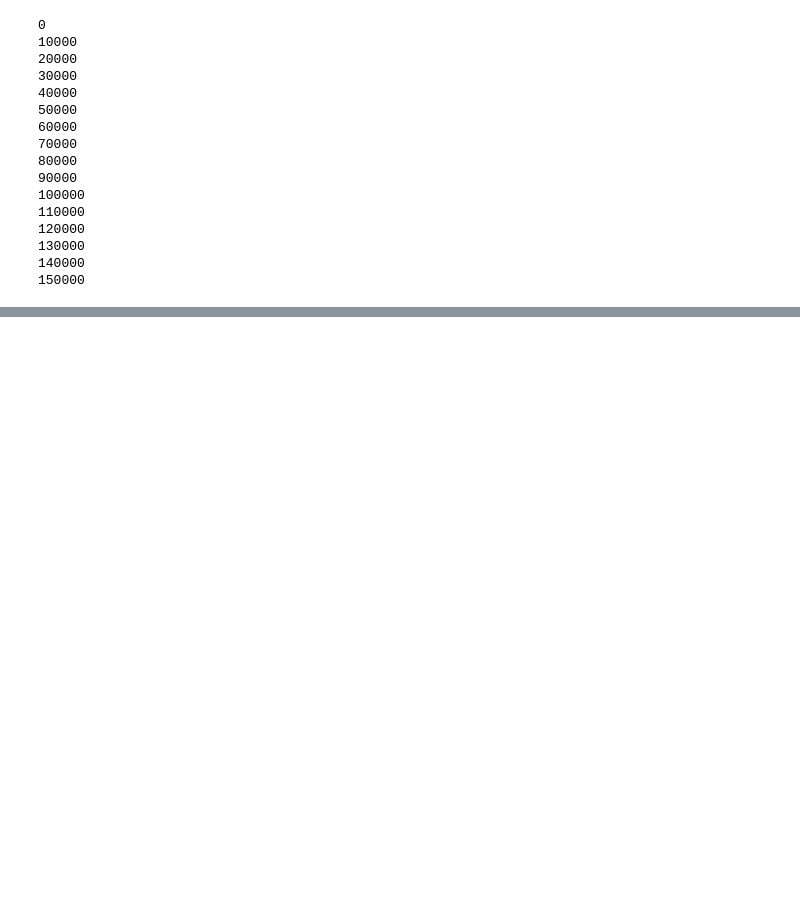
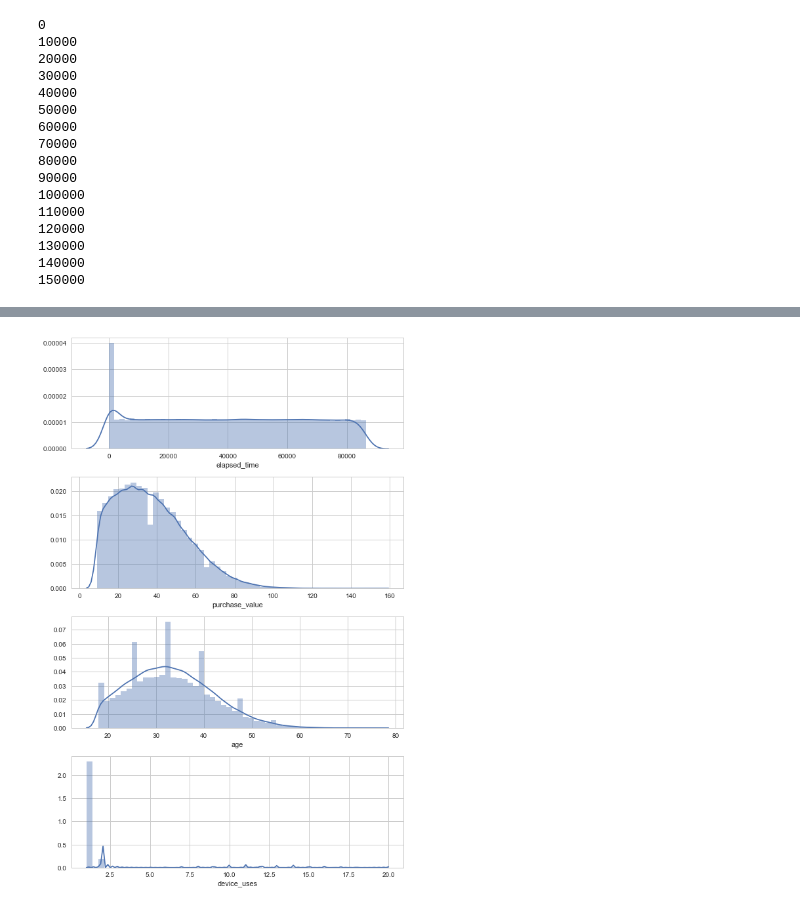
Before and after one commit to chaseWilliams/fraud_identification, a Jupyter notebook: fraud.ipynb, the cells around one changed output, grey strips where cells are left out. Saved outputs shown, nothing was run; the diff lists cells and outputs as text; code cells hidden in the pictures; blank space fills up the shorter version.

```diff
--- a/fraud.ipynb
+++ b/fraud.ipynb
@@ -119,0 +136,4 @@ fraud_df.head(1)
+# %%
+plots.continuous_plots(fraud_df, ['elapsed_time', 'purchase_value', 'age', 'device_uses'])
+# %% [output]
+[figure, added]
```
Also changed, not shown: parts of 9 cells of this notebook.
